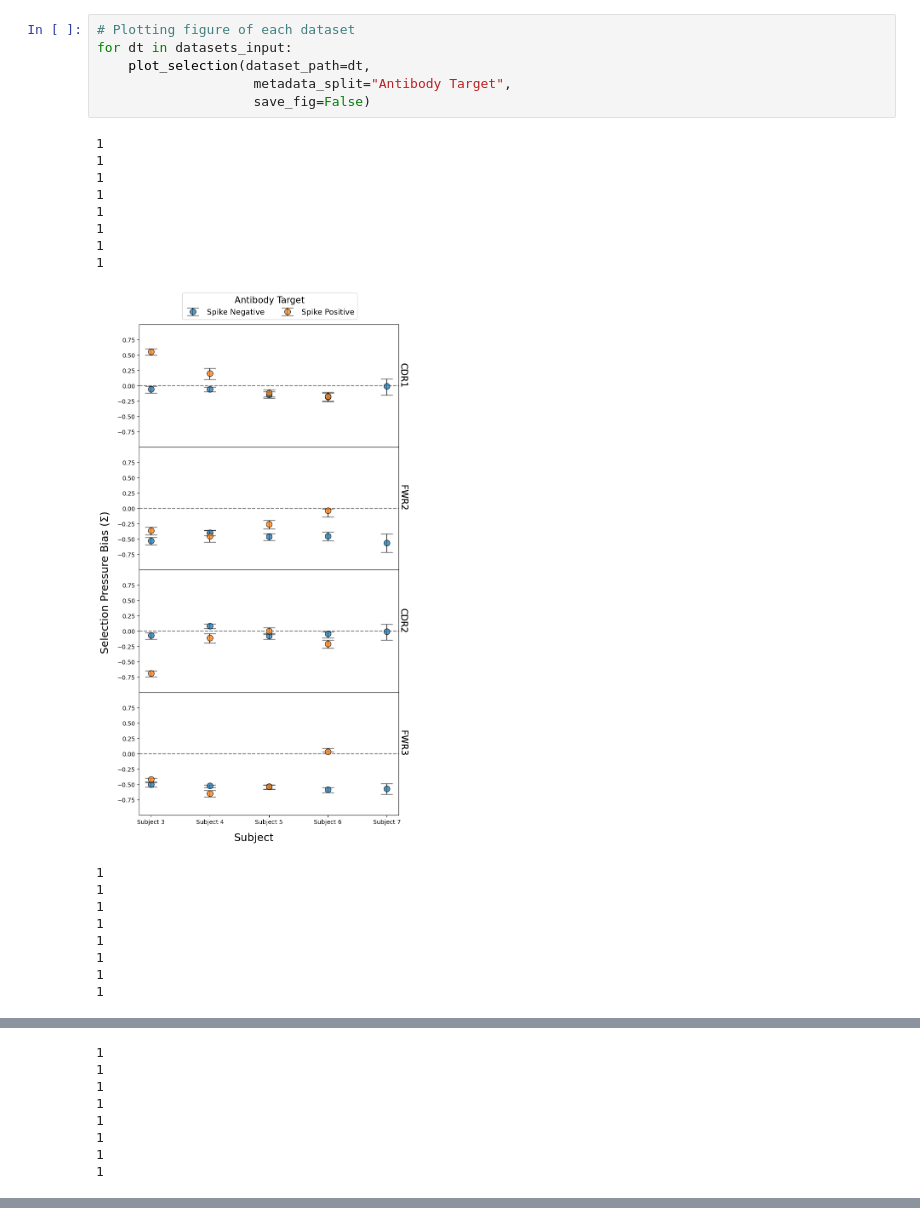
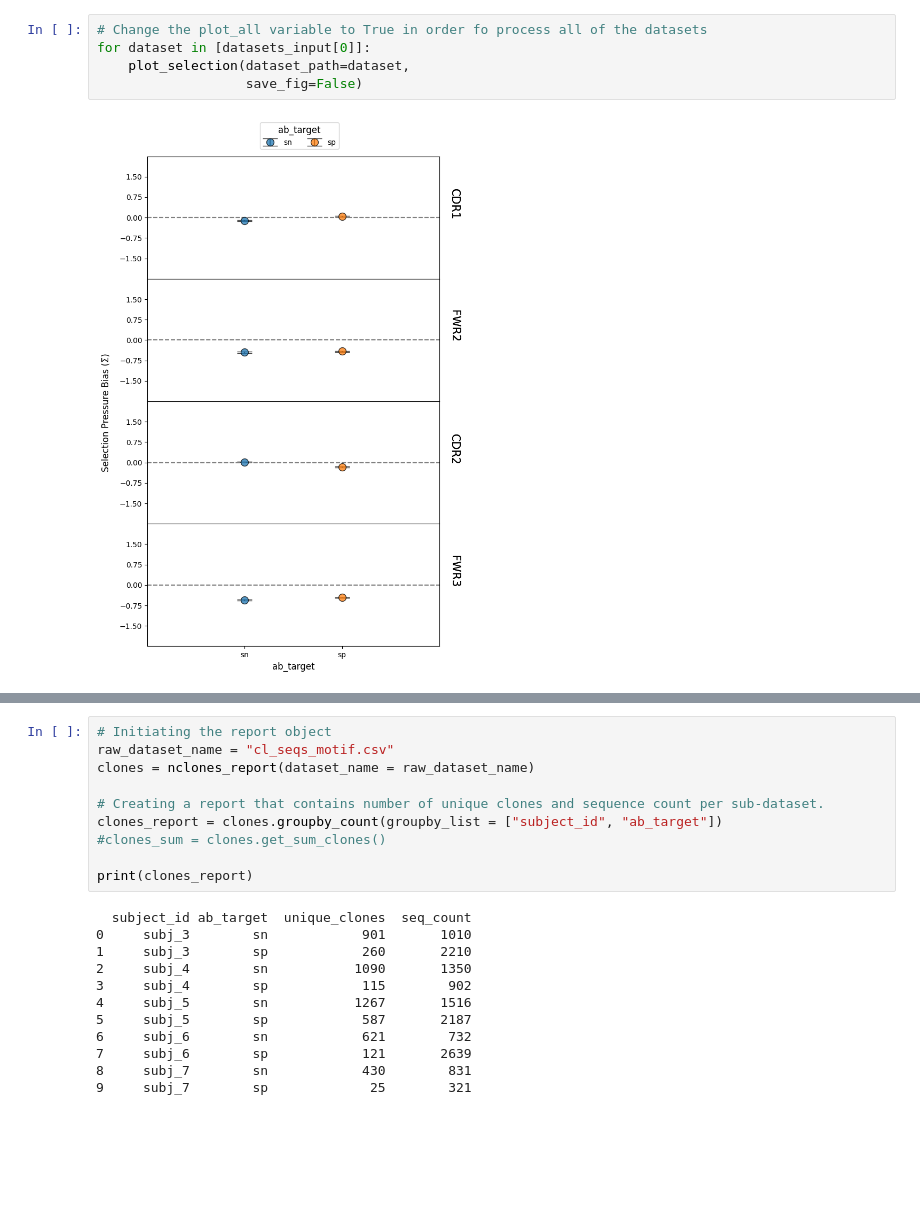
Before and after one commit to dani-f99/selection_pressure_vis, a Jupyter notebook: selection_pressure_vis.ipynb, the cells around one changed output, grey strips where cells are left out. Saved outputs shown, nothing was run; the diff lists cells and outputs as text; blank space fills up the shorter version.

```diff
--- a/selection_pressure_vis.ipynb
+++ b/selection_pressure_vis.ipynb
@@ -41,24 +20,7 @@ Number of clones per grouped by sub-dataset for cl_seqs_all.csv input sequences:
 # %%
-# Plotting figure of each dataset
-for dt in datasets_input:
-    plot_selection(dataset_path=dt,
-                    metadata_split="Antibody Target",
-                    save_fig=False)
+# Change the plot_all variable to True in order fo process all of the datasets
+for dataset in [datasets_input[0]]:
+    plot_selection(dataset_path=dataset,
+                   save_fig=False)
 # %% [output]
-1
-1
-1
-1
-1
-1
-1
-1
-[figure, old version]
+[figure, new version]
-1
-1
-1
-1
-1
-1
-1
-1
@@ -66,8 +26,0 @@ for dt in datasets_input:
-1
-1
-1
-1
-1
-1
-1
-1
@@ -102,0 +27,22 @@ for dt in datasets_input:
+# %%
+# Initiating the report object
+raw_dataset_name = "cl_seqs_motif.csv"
+clones = nclones_report(dataset_name = raw_dataset_name)
+
+# Creating a report that contains number of unique clones and sequence count per sub-dataset.
+clones_report = clones.groupby_count(groupby_list = ["subject_id", "ab_target"])
+#clones_sum = clones.get_sum_clones()
+
+print(clones_report)
+# %% [output]
+  subject_id ab_target  unique_clones  seq_count
+0     subj_3        sn            901       1010
+1     subj_3        sp            260       2210
+2     subj_4        sn           1090       1350
+3     subj_4        sp            115        902
+4     subj_5        sn           1267       1516
+5     subj_5        sp            587       2187
+6     subj_6        sn            621        732
+7     subj_6        sp            121       2639
+8     subj_7        sn            430        831
+9     subj_7        sp             25        321
```
Also changed, not shown: parts of 4 cells of this notebook, 3 other files.
